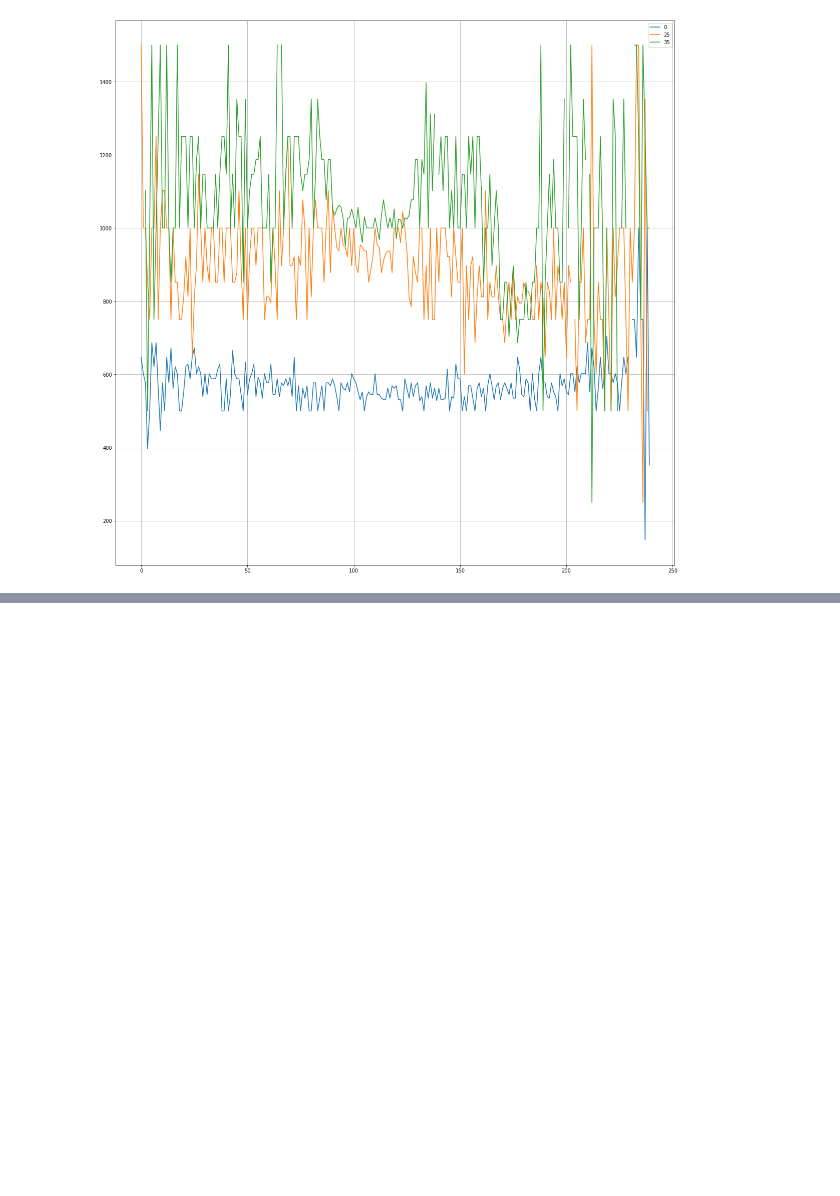
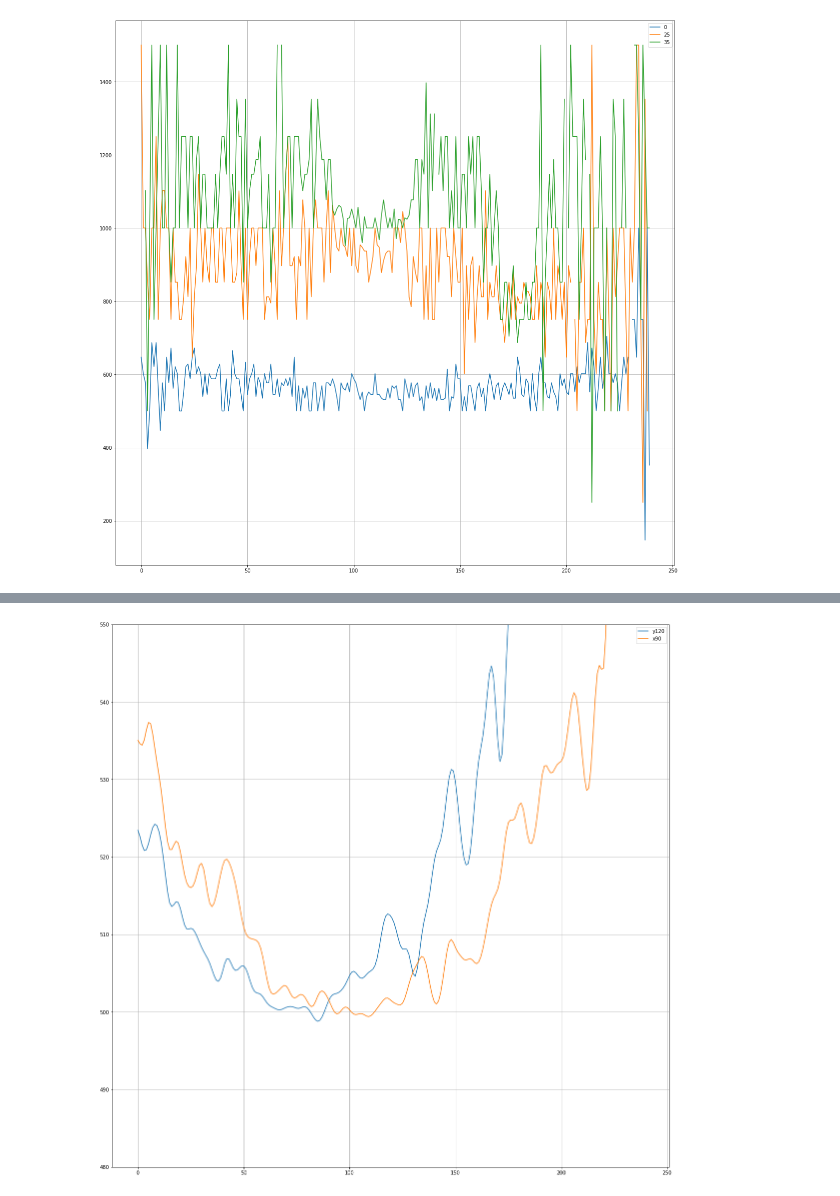
Before and after one commit to dimatoys/srobot, a Jupyter notebook: analysis/camera.ipynb, the cells around one changed output, grey strips where cells are left out. Cells and saved outputs as stored; diff of their text form; code cells hidden in the pictures; blank space fills up the shorter version.

```diff
--- a/analysis/camera.ipynb
+++ b/analysis/camera.ipynb
@@ -181,3 +183,24 @@ image = getImage(load_img("../test1"))
 #image = getImage(load_img("depth_sobj100"))
 image.show()
 #image.save("test.jpeg")
+# %%
+img_wall50 = load_img("depth_wall50")
+kernel_size = 10
+c = gaussian_kernel(kernel_size)
+
+img_wall50c = convolve(img_wall50, c)
+
+import matplotlib.pyplot as plt
+
+plt.rcParams["figure.figsize"] = (20,20)
+fig, ax = plt.subplots()
+draw_yline(ax, img_wall50c, 120, "y")
+draw_xline(ax, img_wall50c, 90, "x")
+ax.grid(True)
+ax.legend()
+ax.set_ylim(480,550)
+#ax.set_xlim(0,80)
+
+plt.show()
+# %% [output]
+[figure, added]
```
Also changed, not shown: parts of 3 cells of this notebook.
